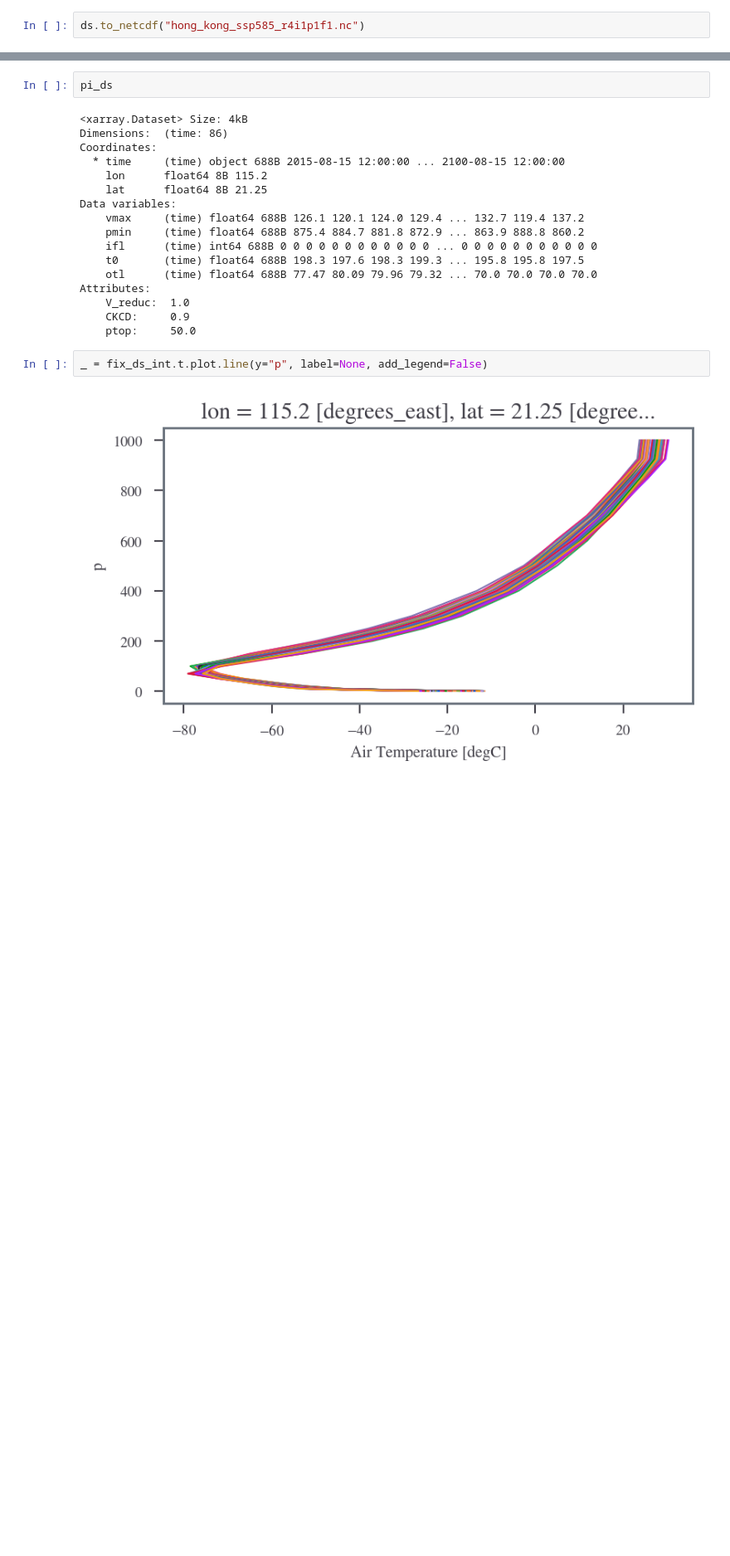
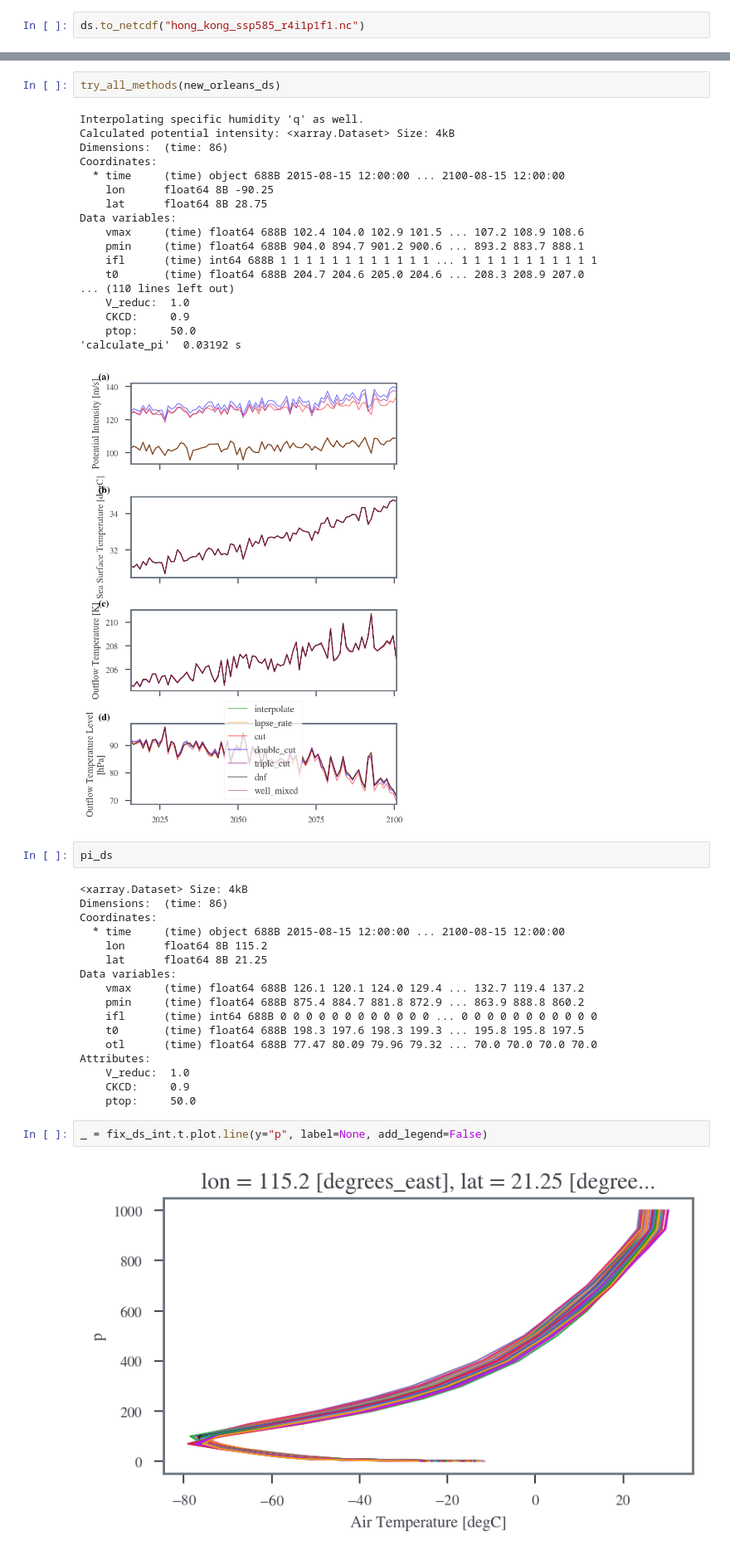
Before and after one commit to sdat2/PotentialHeight, a Jupyter notebook: fill-in.ipynb, the cells around one changed output, grey strips where cells are left out. Shown at 83% size. Saved outputs shown, nothing was run; the diff lists cells and outputs as text; blank space fills up the shorter version.

```diff
--- a/fill-in.ipynb
+++ b/fill-in.ipynb
@@ -151,3 +155,24 @@ Data variables:
+# %%
+try_all_methods(new_orleans_ds)
+# %% [output]
+Interpolating specific humidity 'q' as well.
+Calculated potential intensity: <xarray.Dataset> Size: 4kB
+Dimensions:  (time: 86)
+Coordinates:
+  * time     (time) object 688B 2015-08-15 12:00:00 ... 2100-08-15 12:00:00
+    lon      float64 8B -90.25
+    lat      float64 8B 28.75
+Data variables:
+    vmax     (time) float64 688B 102.4 104.0 102.9 101.5 ... 107.2 108.9 108.6
+    pmin     (time) float64 688B 904.0 894.7 901.2 900.6 ... 893.2 883.7 888.1
+    ifl      (time) int64 688B 1 1 1 1 1 1 1 1 1 1 1 1 ... 1 1 1 1 1 1 1 1 1 1 1
+    t0       (time) float64 688B 204.7 204.6 205.0 204.6 ... 208.3 208.9 207.0
+... (110 lines left out)
+    V_reduc:  1.0
+    CKCD:     0.9
+    ptop:     50.0
+'calculate_pi'  0.03192 s
+[figure, added]
 # %%
 pi_ds
 # %% [output]
```
Also changed, not shown: parts of 4 cells of this notebook, 2 other files.
